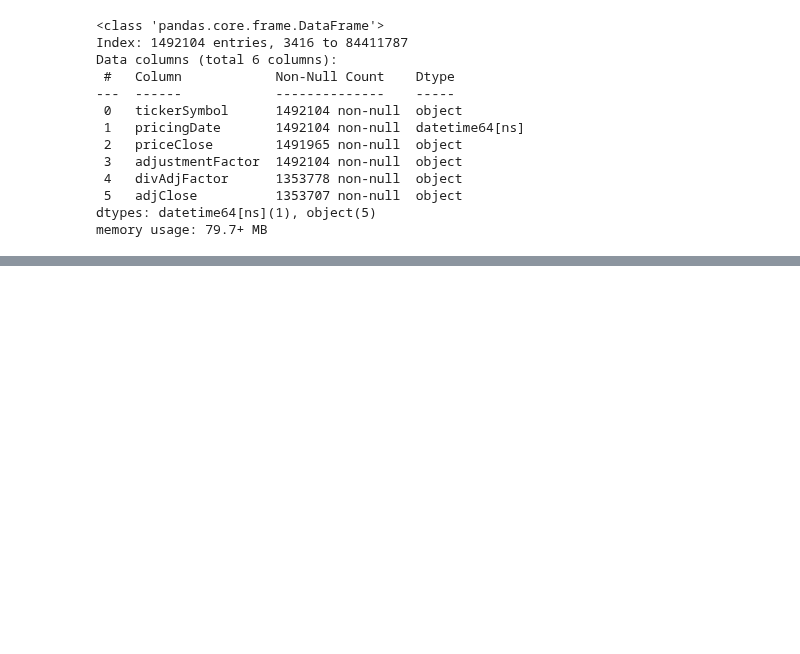
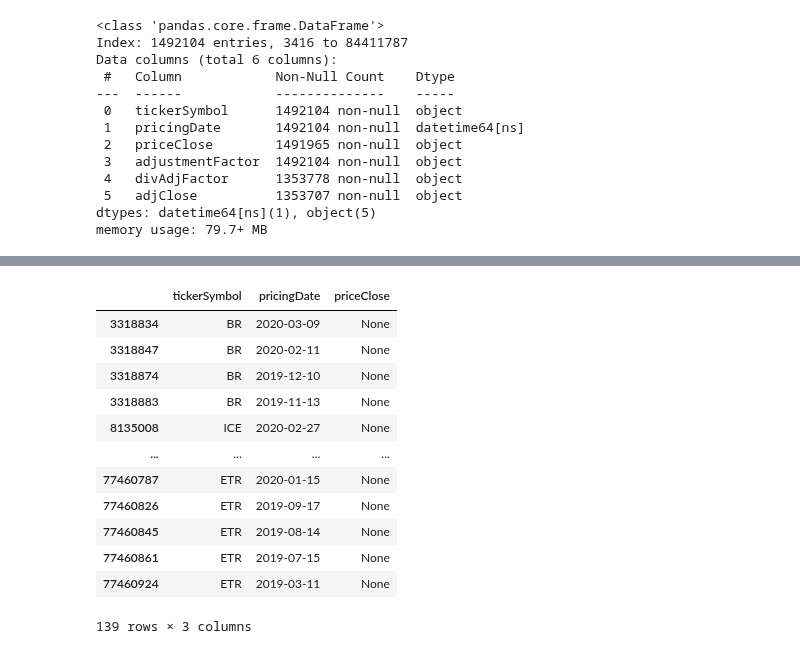
Before and after one commit to FELAB-KHU/S-PQuantTeam01, a Jupyter notebook: opt_ftn_modeling.ipynb, the cells around one changed output, grey strips where cells are left out. Cells and saved outputs as stored; diff of their text form; code cells hidden in the pictures; blank space fills up the shorter version.

```diff
--- a/opt_ftn_modeling.ipynb
+++ b/opt_ftn_modeling.ipynb
@@ -365,0 +353,20 @@ memory usage: 79.7+ MB
+# %%
+# 'priceClose' 컬럼에서 NaN 값을 찾습니다.
+nan_rows = new_mkt[new_mkt['priceClose'].isna()]
+
+# 결과를 출력합니다.
+nan_rows
+# %% [output]
+|  | tickerSymbol | pricingDate | priceClose |
+| 3318834 | BR | 2020-03-09 | None |
+| 3318847 | BR | 2020-02-11 | None |
+| 3318874 | BR | 2019-12-10 | None |
+| 3318883 | BR | 2019-11-13 | None |
+| 8135008 | ICE | 2020-02-27 | None |
+| ... | ... | ... | ... |
+| 77460787 | ETR | 2020-01-15 | None |
+| 77460826 | ETR | 2019-09-17 | None |
+| 77460845 | ETR | 2019-08-14 | None |
+| 77460861 | ETR | 2019-07-15 | None |
+| 77460924 | ETR | 2019-03-11 | None |
+139 rows × 3 columns
```
Also changed, not shown: parts of 11 cells of this notebook.
